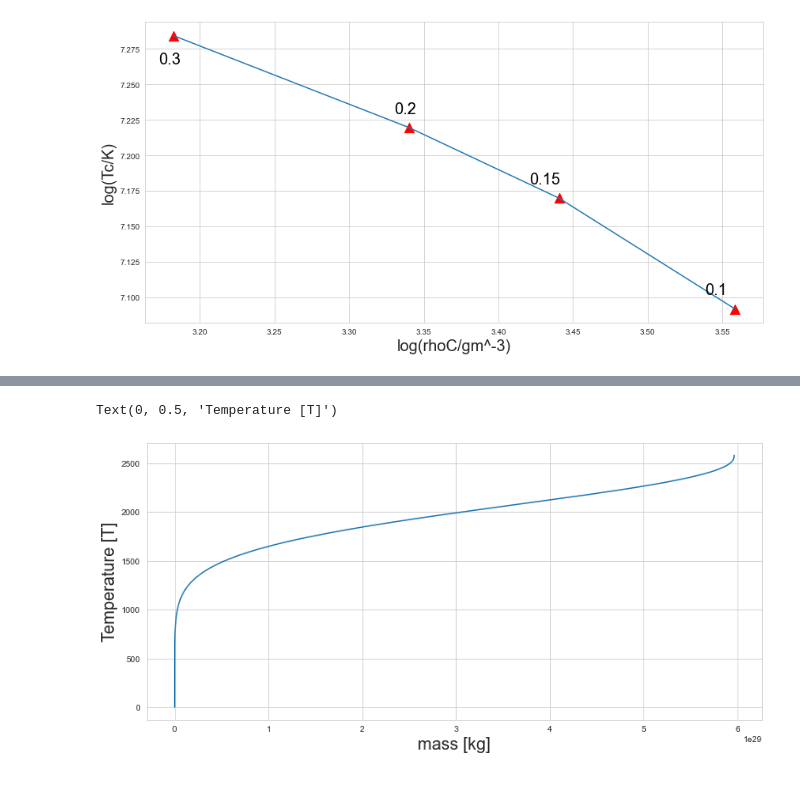
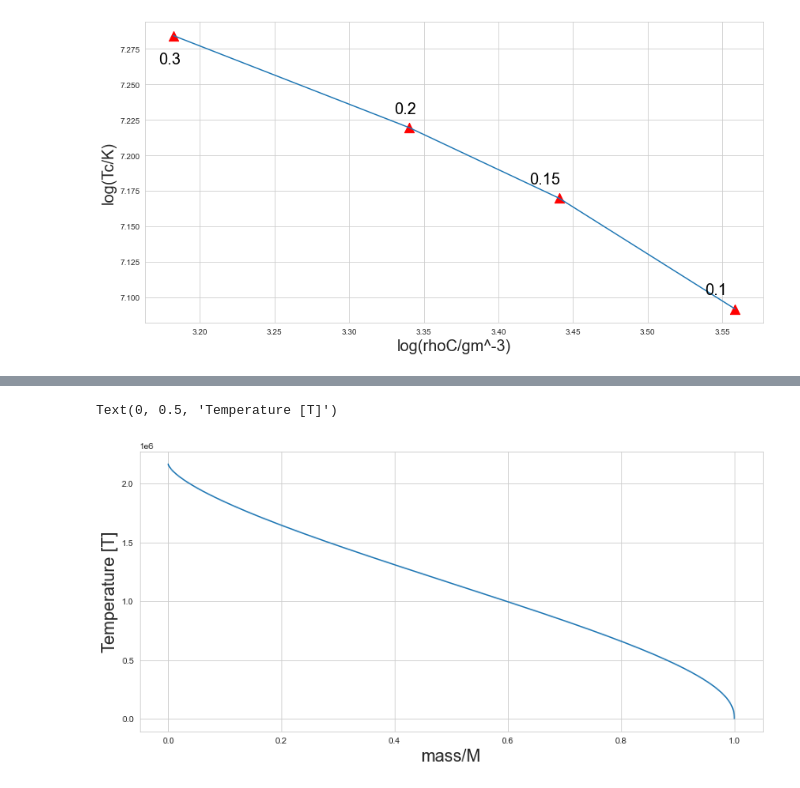
Before and after one commit to AriAtari/AST_Final_Project, a Jupyter notebook: Computational_Project_3.ipynb, the cells around one changed output, grey strips where cells are left out. Saved outputs shown, nothing was run; the diff lists cells and outputs as text; code cells hidden in the pictures.

Commit message:
Fixed Temperature plots

```diff
--- a/Computational_Project_3.ipynb
+++ b/Computational_Project_3.ipynb
@@ -118,4 +118,4 @@ X = [.706,.275,.019]
 comp = [Z,A,X]
 mu = mean_molecular_weight(Z,A,X)
 P_c,rho_c,T_c = central_thermal(M,R,mu)
-rho, T = get_rho_and_T(z[1],P_c,rho_c,T_c)
+rho, T = get_rho_and_T(z[2],P_c,rho_c,T_c)
@@ -130,8 +130,8 @@ Text(0, 0.5, 'Temperature [K]')
 # %%
 plt.figure(figsize = (13,6))
-plt.plot(m,T)
-plt.xlabel('mass [kg]',size = 20)
+plt.plot(m/m[-1],T)
+plt.xlabel('mass/M',size = 20)
 plt.ylabel('Temperature [T]',size = 20)
 # %% [output]
 Text(0, 0.5, 'Temperature [T]')
-[figure, old version]
+[figure, new version]
```
Also changed, not shown: parts of 21 cells of this notebook.
